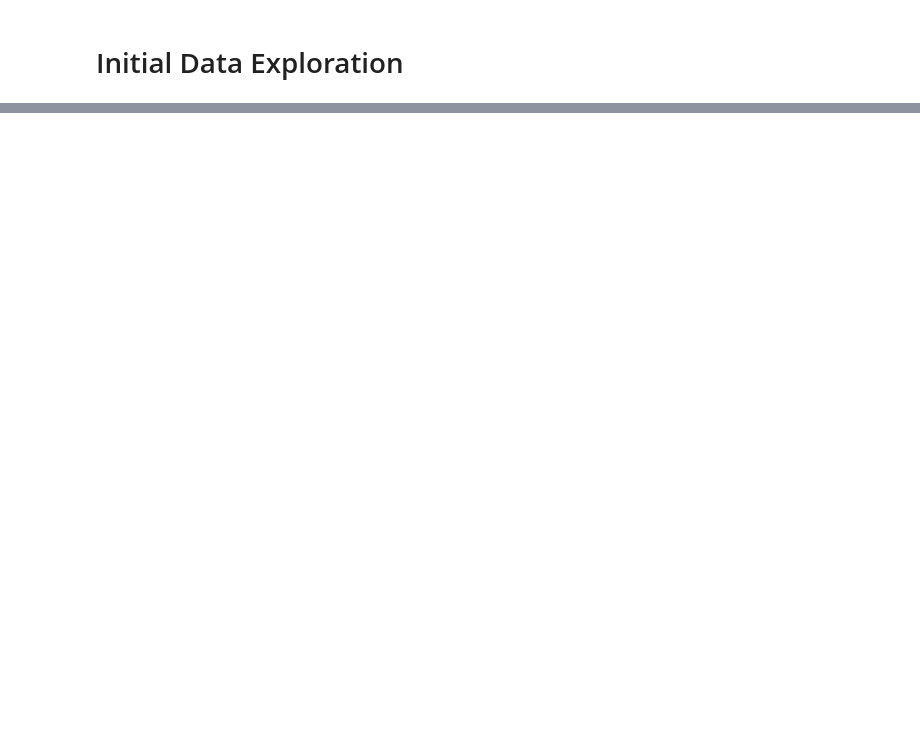
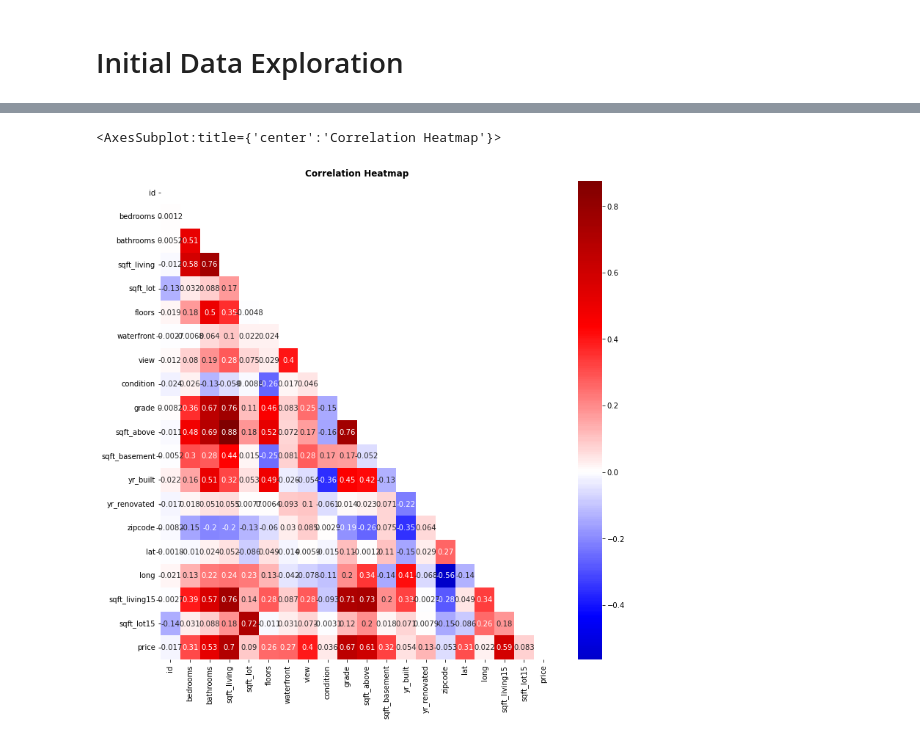
Before and after one commit to rikesahn/Mid_Term_Project, a Jupyter notebook: House_Prices_Case_Study.ipynb, the cells around one changed output, grey strips where cells are left out. Saved outputs shown, nothing was run; the diff lists cells and outputs as text; code cells hidden in the pictures; blank space fills up the shorter version.

```diff
--- a/House_Prices_Case_Study.ipynb
+++ b/House_Prices_Case_Study.ipynb
@@ -198,0 +403,30 @@ hp_df.drop_duplicates().shape
+# %%
+# Numerical columns and correlation matrix
+
+num_columns = ['bedrooms', 'bathrooms', 'sqft_living', 'sqft_lot', 'floors', 'waterfront'
+              , 'view', 'sqft_above', 'sqft_basement', 'sqft_living15', 'sqft_lot15', 'price'
+              ]
+hp_num_df = hp_df[num_columns]
+correlation_matrix = hp_df.corr()
+# %%
+# Correlation Heatmap
+
+# create figure and axes
+fig, ax = plt.subplots(figsize = (12,12))
+
+# set title
+ax.set_title('Correlation Heatmap', fontweight='bold')
+
+# mask
+mask = np.zeros_like(correlation_matrix)
+mask[np.triu_indices_from(mask)] = True
+
+sns.heatmap(correlation_matrix,  # the data for the heatmap
+                          annot=True,  # show the actual values of correlation
+                          cmap='seismic',  # provide the 'seismic' colormap
+                          mask=mask,
+                          center=0,  # specify the value at which to center the colormap
+                          )
+# %% [output]
+<AxesSubplot:title={'center':'Correlation Heatmap'}>
+[figure, added]
```
Also changed, not shown: parts of 97 cells of this notebook.
